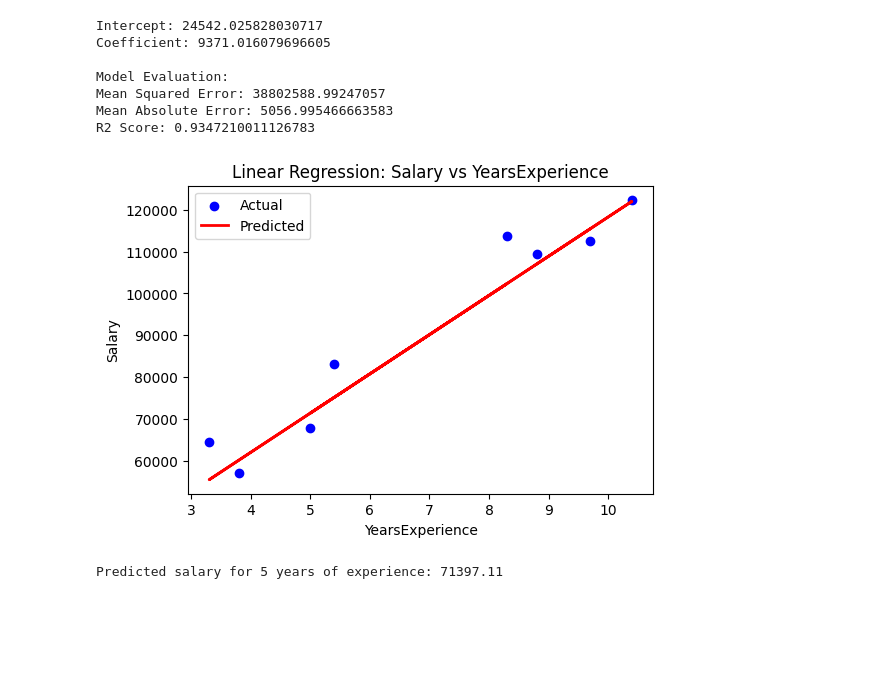
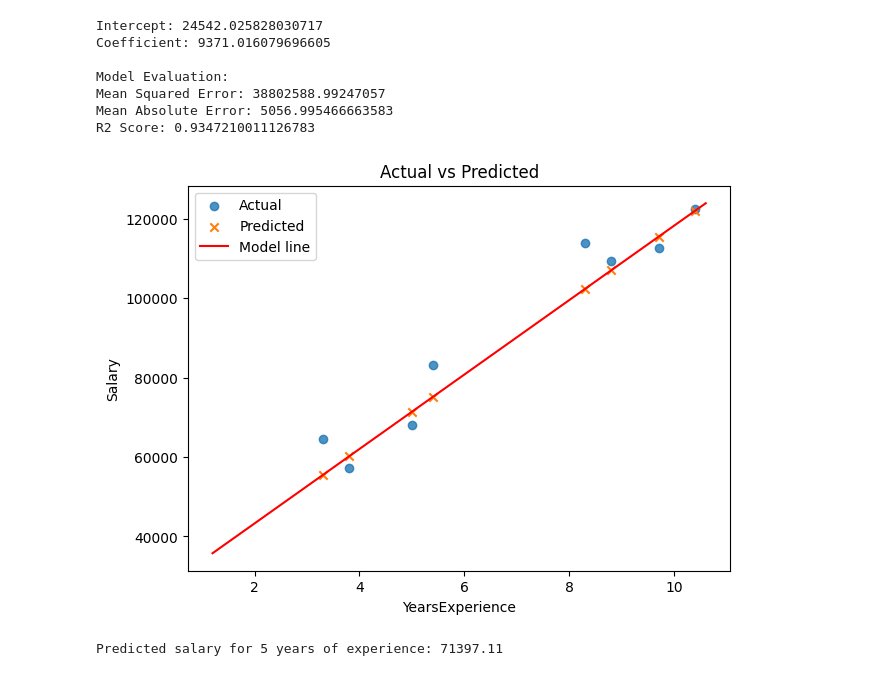
Before and after one commit to ShivamAttri05/Data_Science_Progress, a Jupyter notebook: Machine-Learning/01-Simple_Linear_Regression/Practice/SimpleLinearRegression.ipynb, the cells around one changed output. Cells and saved outputs as stored; diff of their text form; code cells hidden in the pictures; blank space fills up the shorter version.

```diff
--- a/Machine-Learning/01-Simple_Linear_Regression/Practice/SimpleLinearRegression.ipynb
+++ b/Machine-Learning/01-Simple_Linear_Regression/Practice/SimpleLinearRegression.ipynb
@@ -106,16 +105,20 @@ Mean Absolute Error: 5056.995466663583
 R2 Score: 0.9347210011126783
 # %%
 # Visualization
-plt.figure(figsize=(6,4))
-plt.scatter(X_test, Y_test, color='blue', label="Actual")
-plt.plot(X_test, Y_pred, color='red', linewidth=2, label="Predicted")
+plt.figure(figsize=(7,5))
+plt.scatter(X_test, Y_test, label="Actual", alpha=0.8)
+plt.scatter(X_test, Y_pred, label="Predicted", marker='x')
+# Optional: plot the model line across the whole range
+x_line = np.linspace(X.min(), X.max(), 100).reshape(-1,1)
+y_line = model.predict(pd.DataFrame(x_line, columns=["YearsExperience"]))
+plt.plot(x_line, y_line, color="red", label="Model line")
 plt.xlabel("YearsExperience")
 plt.ylabel("Salary")
-plt.title("Linear Regression: Salary vs YearsExperience")
 plt.legend()
+plt.title("Actual vs Predicted")
 plt.show()
 # %% [output]
-[figure, old version]
+[figure, new version]
 # %%
 # Predict a specific case
 experience_years = 5
```
Also changed, not shown: parts of 1 cell of this notebook.
